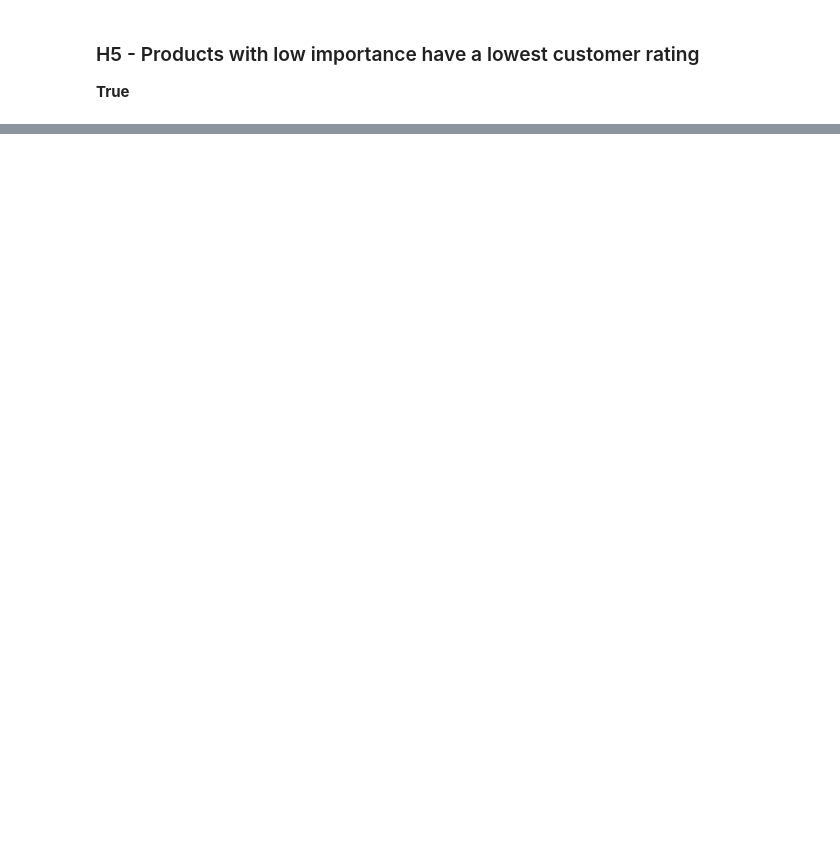
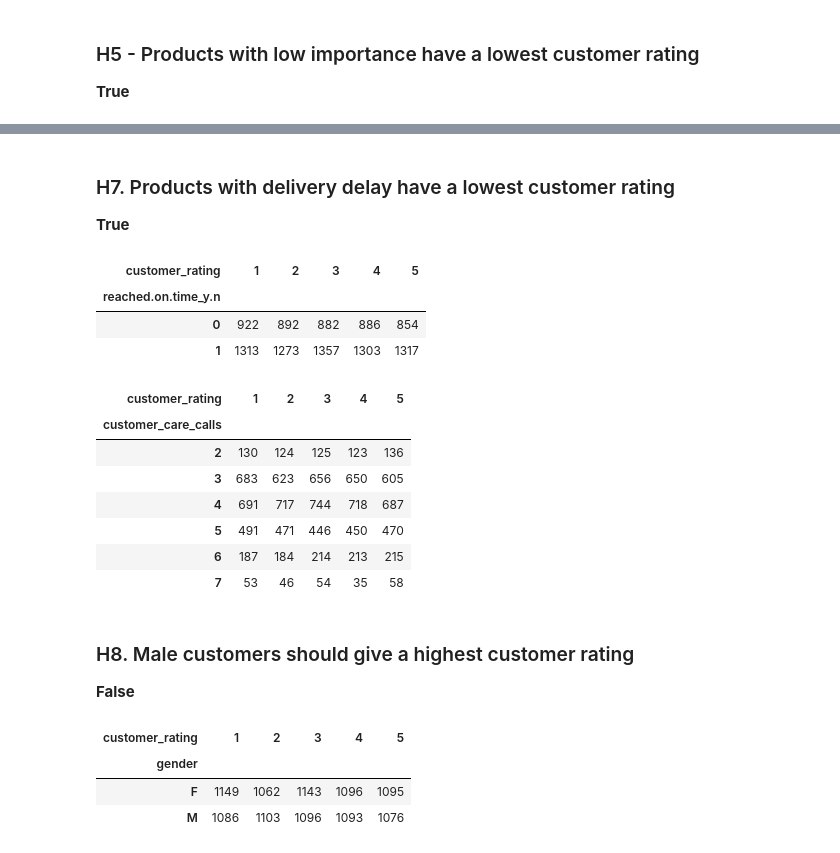
Before and after one commit to laertevasques/top1-Ecommerce-Insights-Project, a Jupyter notebook: Notebook/Top1_Insight_Projects_01.ipynb, the cells around one changed output, grey strips where cells are left out. Drawn from its saved outputs; the diff is of its cells as text; code cells hidden in the pictures; blank space fills up the shorter version.

```diff
--- a/Notebook/Top1_Insight_Projects_01.ipynb
+++ b/Notebook/Top1_Insight_Projects_01.ipynb
@@ -422,0 +440,32 @@ sns.barplot(x = 'product_importance', y = 'customer_rating', data = h)
+# %% [markdown]
+### H7. Products with delivery delay have a lowest customer rating
+**True**
+# %%
+# 1 = delayed and 0 = reached on time.
+pd.crosstab(df3['reached.on.time_y.n'], df3['customer_rating'])
+# %% [output]
+| customer_rating | 1 | 2 | 3 | 4 | 5 |
+| reached.on.time_y.n |  |  |  |  |  |
+| 0 | 922 | 892 | 882 | 886 | 854 |
+| 1 | 1313 | 1273 | 1357 | 1303 | 1317 |
+# %%
+pd.crosstab(df3['customer_care_calls'], df3['customer_rating'])
+# %% [output]
+| customer_rating | 1 | 2 | 3 | 4 | 5 |
+| customer_care_calls |  |  |  |  |  |
+| 2 | 130 | 124 | 125 | 123 | 136 |
+| 3 | 683 | 623 | 656 | 650 | 605 |
+| 4 | 691 | 717 | 744 | 718 | 687 |
+| 5 | 491 | 471 | 446 | 450 | 470 |
+| 6 | 187 | 184 | 214 | 213 | 215 |
+| 7 | 53 | 46 | 54 | 35 | 58 |
+# %% [markdown]
+### H8. Male customers should give a highest customer rating
+**False**
+# %%
+pd.crosstab(df3['gender'], df3['customer_rating'])
+# %% [output]
+| customer_rating | 1 | 2 | 3 | 4 | 5 |
+| gender |  |  |  |  |  |
+| F | 1149 | 1062 | 1143 | 1096 | 1095 |
+| M | 1086 | 1103 | 1096 | 1093 | 1076 |
```
Also changed, not shown: parts of 8 cells of this notebook.
